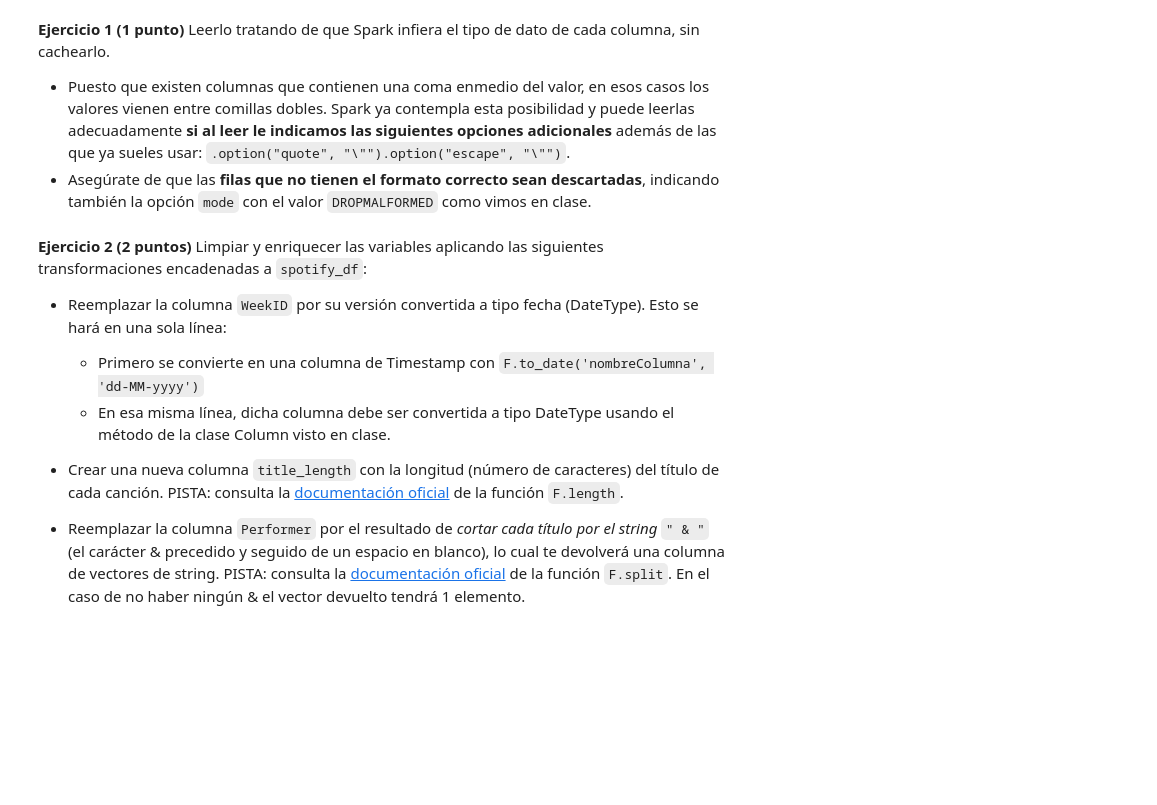
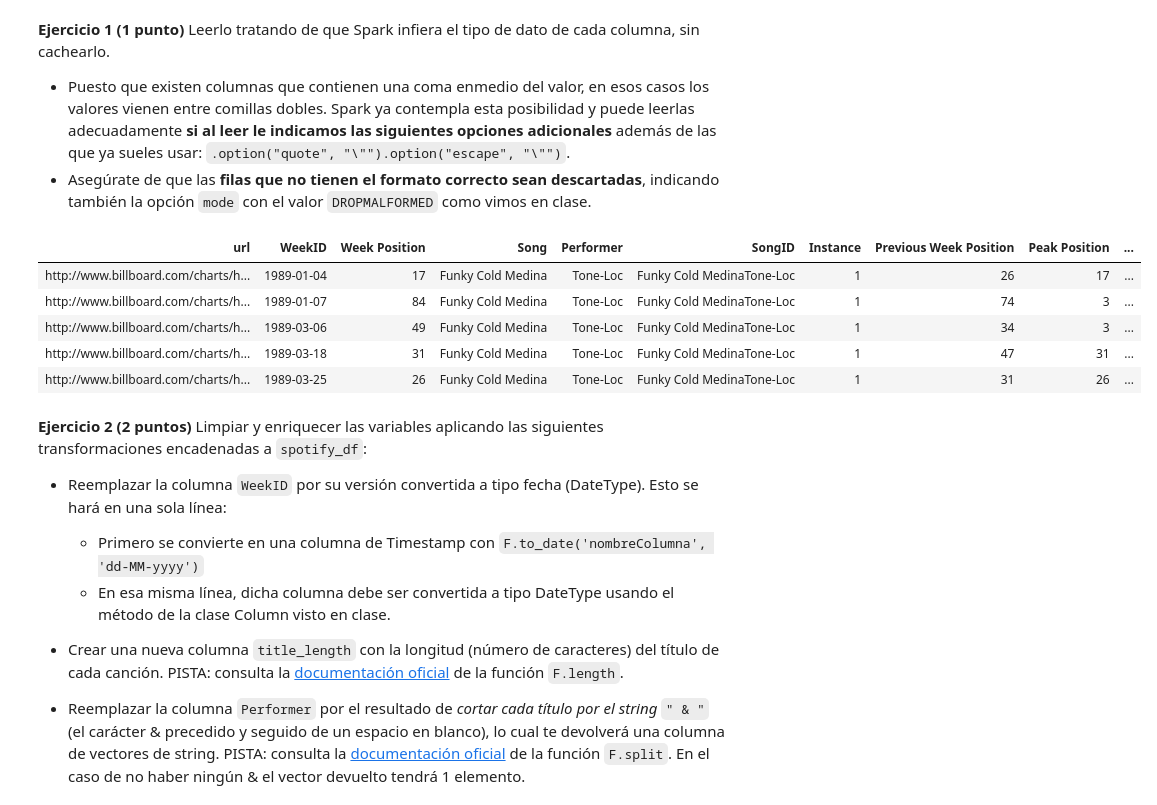
Before and after one commit to hugogs02/EntregasMaster, a Jupyter notebook: 12. Spark/Spark_m2.ipynb, the cells around one changed output. Cells and saved outputs as stored; diff of their text form; code cells hidden in the pictures; blank space fills up the shorter version.

```diff
--- a/12. Spark/Spark_m2.ipynb
+++ b/12. Spark/Spark_m2.ipynb
@@ -67,3 +62,20 @@ raise NotImplementedError
+# %%
+spotify_df = spark.read.format("csv")  \
+    .option("header", "true") \
+    .option("inferSchema", "true") \
+    .option("quote", "\"") \
+    .option("escape", "\"") \
+    .option("mode", "DROPMALFORMED") \
+    .load("abfss://datasets@masterhgs001cfa.dfs.core.windows.net/spotify_dataset.csv")
+
+display(spotify_df.head(5))
+# %% [output]
+| url | WeekID | Week Position | Song | Performer | SongID | Instance | Previous Week Position | Peak Position | ... |
+| http://www.billboard.com/charts/h... | 1989-01-04 | 17 | Funky Cold Medina | Tone-Loc | Funky Cold MedinaTone-Loc | 1 | 26 | 17 | ... |
+| http://www.billboard.com/charts/h... | 1989-01-07 | 84 | Funky Cold Medina | Tone-Loc | Funky Cold MedinaTone-Loc | 1 | 74 | 3 | ... |
+| http://www.billboard.com/charts/h... | 1989-03-06 | 49 | Funky Cold Medina | Tone-Loc | Funky Cold MedinaTone-Loc | 1 | 34 | 3 | ... |
+| http://www.billboard.com/charts/h... | 1989-03-18 | 31 | Funky Cold Medina | Tone-Loc | Funky Cold MedinaTone-Loc | 1 | 47 | 31 | ... |
+| http://www.billboard.com/charts/h... | 1989-03-25 | 26 | Funky Cold Medina | Tone-Loc | Funky Cold MedinaTone-Loc | 1 | 31 | 26 | ... |
 # %%
 assert(spotify_df.count() == 277965)
 assert(spotify_df.is_cached == False)
```
Also changed, not shown: parts of 13 cells of this notebook.
